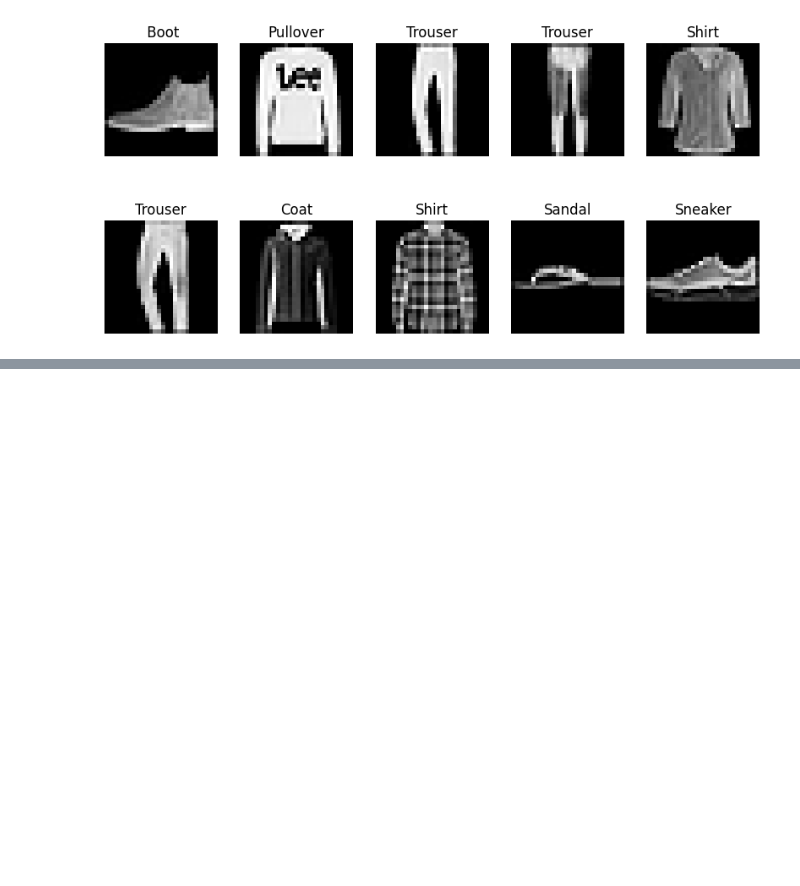
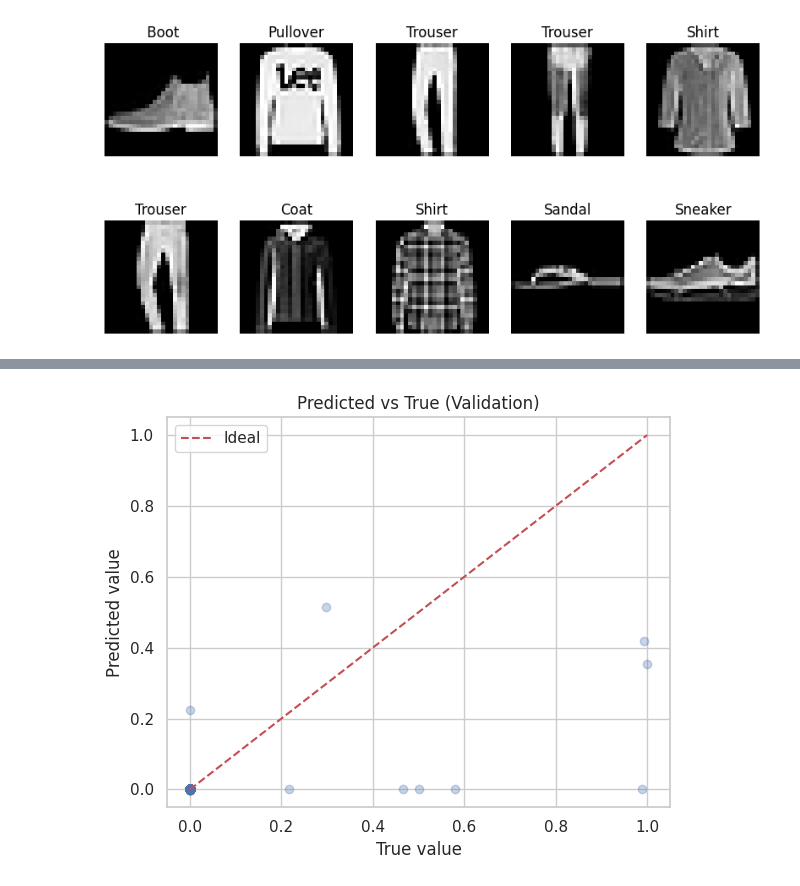
Before and after one commit to Pooja-V15/NVIDIA-AI-ML-Internship, a Jupyter notebook: day3.ipynb, the cells around one changed output, grey strips where cells are left out. Saved outputs shown, nothing was run; the diff lists cells and outputs as text; code cells hidden in the pictures; blank space fills up the shorter version.

```diff
--- a/day3.ipynb
+++ b/day3.ipynb
@@ -183,0 +680,15 @@ plt.show()
+# %%
+# Predicted vs true scatter
+plt.figure(figsize=(6,5))
+plt.scatter(val_targets, val_preds, alpha=0.3)
+min_v = min(val_targets.min(), val_preds.min())
+max_v = max(val_targets.max(), val_preds.max())
+plt.plot([min_v, max_v], [min_v, max_v], 'r--', label='Ideal')
+plt.xlabel('True value')
+plt.ylabel('Predicted value')
+plt.title('Predicted vs True (Validation)')
+plt.legend()
+plt.tight_layout()
+plt.show()
+# %% [output]
+[figure, added]
```
Also changed, not shown: parts of 37 cells of this notebook.
